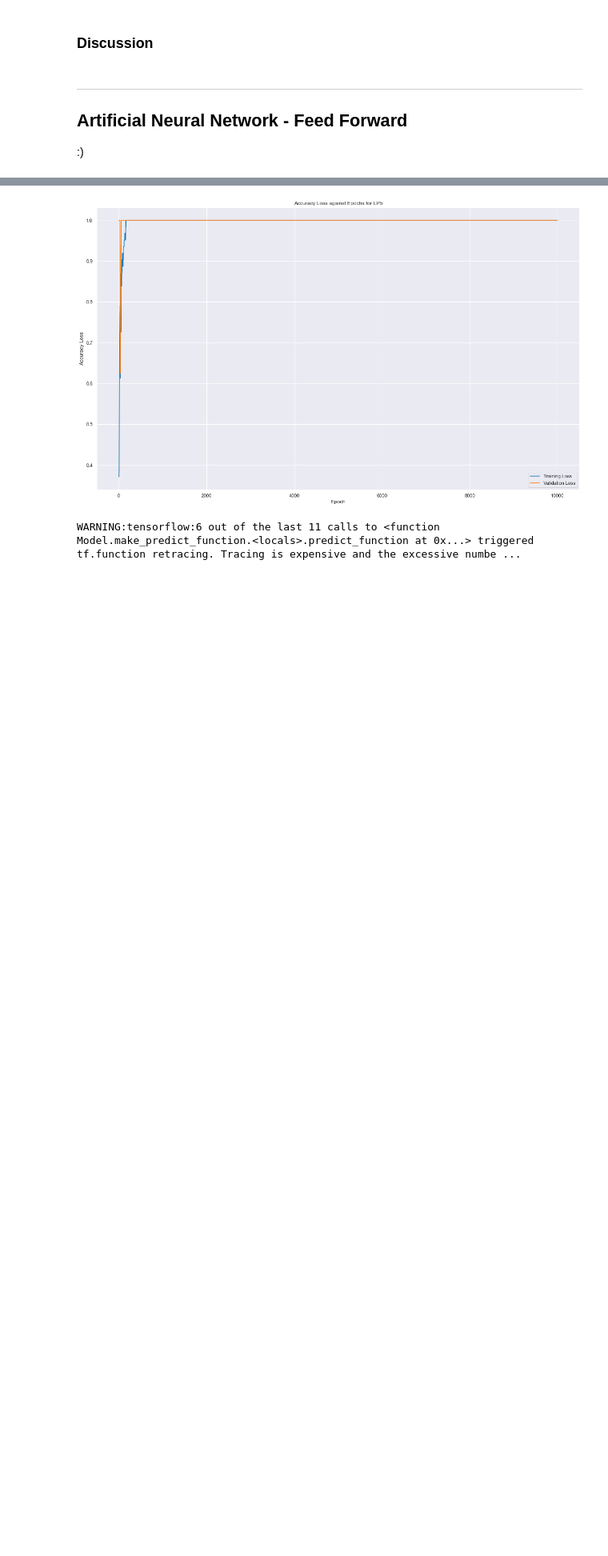
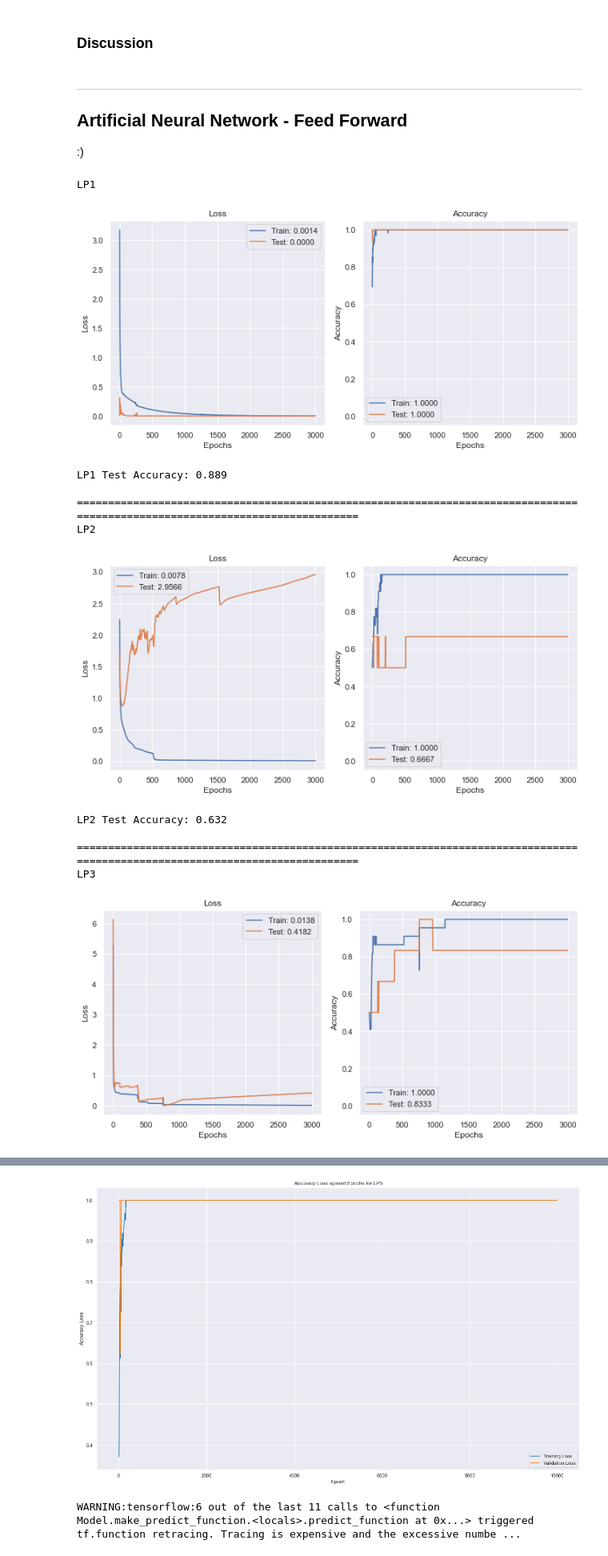
Before and after one commit to Danielwoodh/Robot-Failure-Classification, a Jupyter notebook: robot-failure-classification.ipynb, the cells around one changed output, grey strips where cells are left out. Shown at 80% size. Cells and saved outputs as stored; diff of their text form; code cells hidden in the pictures; blank space fills up the shorter version.

```diff
--- a/robot-failure-classification.ipynb
+++ b/robot-failure-classification.ipynb
@@ -1513,45 +1513,59 @@ for dataset, input_cols, output_cols, names in binary_zipped_dict:
 
     history = model.fit(
         X_train, y_train,
-        epochs=2000,
+        epochs=3000,
         batch_size=20,
         validation_split=0.2,
 #          callbacks=[stopping],
         verbose=0
     ).history
 
+    print(f'{names}')
     plot_history(history)
-    plt.title(f'{names}')
+#     plt.title(f'{names}')
     plt.show()
 
 #     fig = plt.figure(figsize=(20, 12))
 
 #     train_accuracy = list(enumerate(history.history['accuracy']))
 #     val_accuracy = list(enumerate(history.history['val_accuracy']))
 
 #     # CHANGE TO ACCURACY
 #     plt.plot(
 #         [accuracy[0] for accuracy in train_accuracy],
 #         [accuracy[1] for accuracy in train_accuracy],
 #         color='tab:blue',
 #         label='Training Loss'
 #     )
 
 #     # CHANGE TO ACCURACY
 #     plt.plot(
 #         [accuracy[0] for accuracy in val_accuracy],
 #         [accuracy[1] for accuracy in val_accuracy],
 #         color='tab:orange',
 #         label='Validation Loss'
 #     )
 
 #     plt.title(f'Accuracy Loss against Epochs for {name}')
 #     plt.xlabel('Epoch')
 #     plt.ylabel('Accuracy Loss')
 #     plt.legend()
 #     plt.show()
 
     loss, acc = model.evaluate(X_test, y_test, verbose=0)
     print(f'{names} Test Accuracy: %.3f' % acc)
     print('')
     print('=' * 125)
+# %% [output]
+LP1
+[figure, added]
+LP1 Test Accuracy: 0.889
+
+=============================================================================================================================
+LP2
+[figure, added]
+LP2 Test Accuracy: 0.632
+
+=============================================================================================================================
+LP3
+[figure, added]
```
Also changed, not shown: parts of 1 cell of this notebook.
